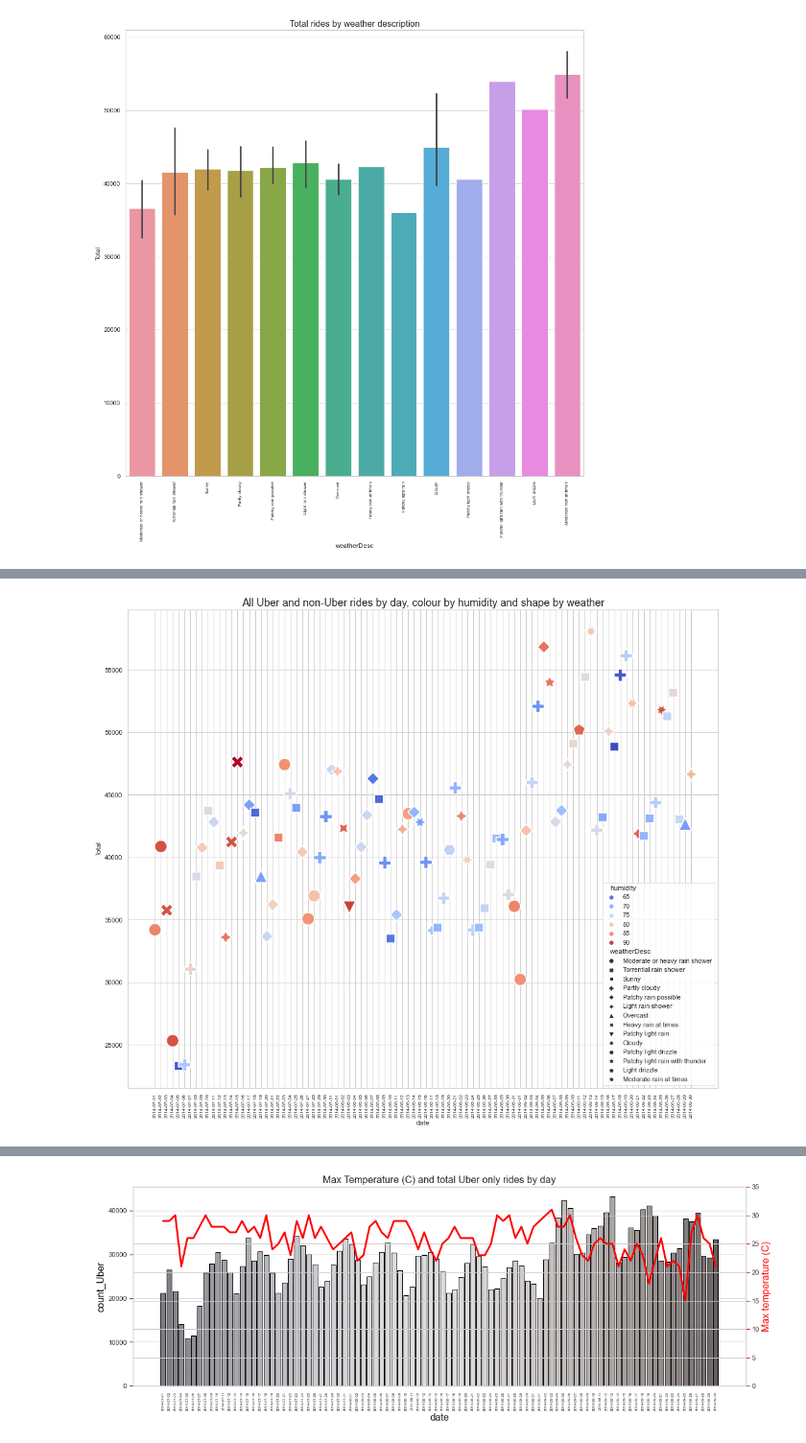
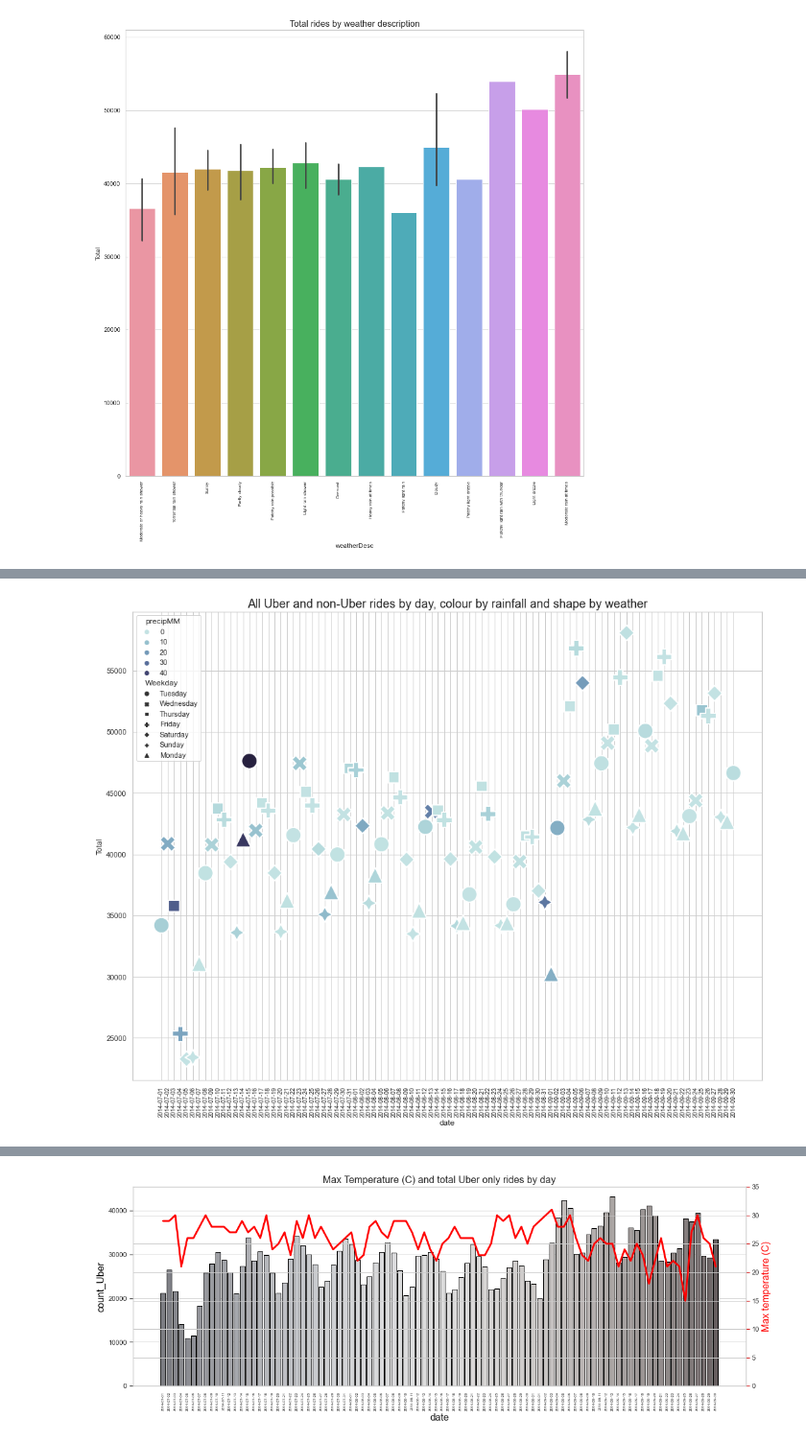
Before and after one commit to P219-C/G5_project-1_UWADA, a Jupyter notebook: Plots.ipynb, the cells around one changed output, grey strips where cells are left out. Shown at 96% size. Saved outputs shown, nothing was run; the diff lists cells and outputs as text; code cells hidden in the pictures.

```diff
--- a/Plots.ipynb
+++ b/Plots.ipynb
@@ -85,9 +145,9 @@ ax=sns.scatterplot(data=weather_rides_df, x="date", y="maxtempC",
                    s=400, palette="dark:salmon_r",
                    edgecolor="black"
                   )
-sns.set(rc={"figure.figsize":(21, 18)})
+sns.set(rc={"figure.figsize":(15, 15)})
 sns.set(style = "whitegrid")
-plt.xticks(rotation=90, fontsize=8)
+plt.xticks(rotation=90, fontsize=9)
 # sns.color_palette("rocket", as_cmap=True)
 plt.title('Daily max temperature, rainfall and weather description by day', fontsize=18)
 plt.savefig('Figures/Plot1_max Temp_date.png')
@@ -223,7 +294,7 @@ ax=sns.scatterplot(data=weather_rides_df, x="date", y="Total",
                    style="weatherDesc",
                    s=450, palette="coolwarm"
                   )
-sns.set(rc={"figure.figsize":(22, 18)})
+sns.set(rc={"figure.figsize":(22, 11)})
 sns.set(style = "whitegrid")
 plt.title('All Uber and non-Uber rides by day, colour by temperature and shape by weather', fontsize=18)
 # ax.set_xticklabels(ax.get_xticklabels(),rotation = 30)
@@ -236,17 +307,17 @@ plt.show()
 # %%
-# Seaborn scatter plot total of all Uber and non-Uber rides by day colour by humidity and shape by weather
+# Seaborn scatter plot total of all Uber and non-Uber rides by day colour by rain and shape by weather
 ax=sns.scatterplot(data=weather_rides_df, x="date", y="Total",
-                   hue="humidity",
-                   style="weatherDesc",
-                   s=450, palette="coolwarm"
+                   hue="precipMM",
+                   style="Weekday",
+                   s=550, palette="ch:start=.2,rot=-.3"
                   )
-sns.set(rc={"figure.figsize":(18, 15)})
+sns.set(rc={"figure.figsize":(15, 13)})
 sns.set(style = "whitegrid")
-plt.title('All Uber and non-Uber rides by day, colour by humidity and shape by weather', fontsize=18)
+plt.title('All Uber and non-Uber rides by day, colour by rainfall and shape by weather', fontsize=18)
 # ax.set_xticklabels(ax.get_xticklabels(),rotation = 30)
-plt.xticks(rotation=90, fontsize=8)
-plt.savefig("Figures/Plot9_allrides_hum_date.png")
+plt.xticks(rotation=90, fontsize=9)
+plt.savefig("Figures/Plot9A_allrides_rain_date.png")
 # plt.axis('equal') style="weatherDesc",
 plt.show()
 # %% [output]
-[figure, old version]
+[figure, new version]
```
Also changed, not shown: parts of 43 cells of this notebook, 37 other files.
